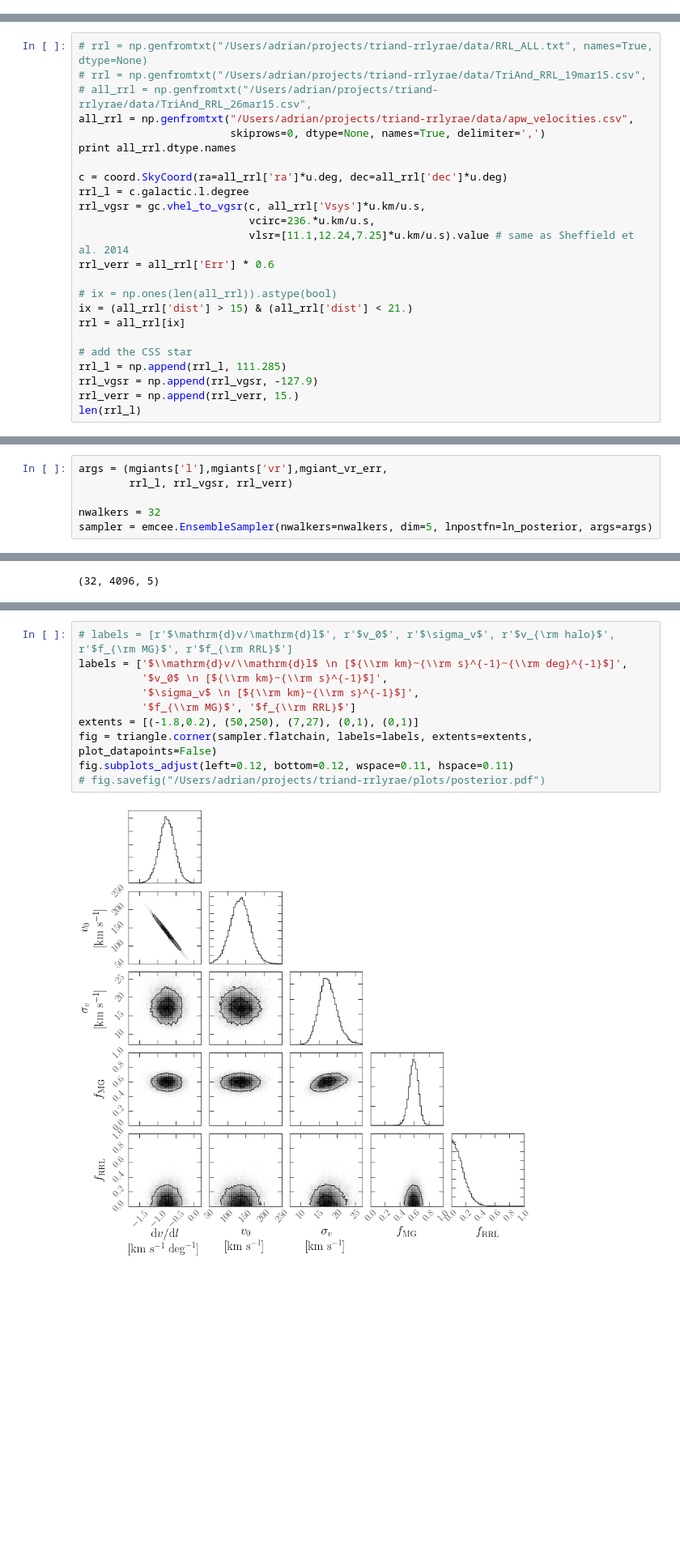
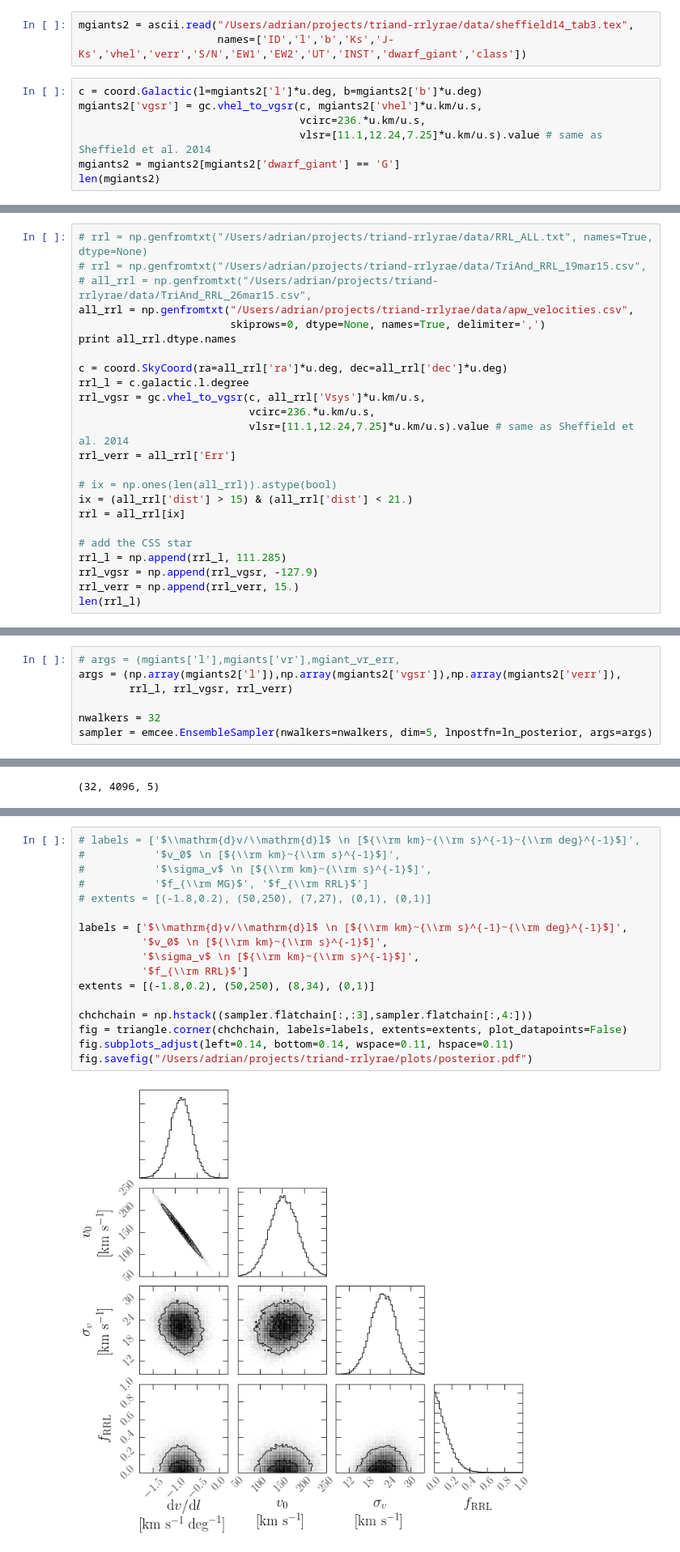
Before and after one commit to adrn/TriandRRLyrae, a Jupyter notebook: notebooks/TriAnd velocity model New.ipynb, the cells around one changed output, grey strips where cells are left out. Shown at 81% size. Cells and saved outputs as stored; diff of their text form; blank space fills up the shorter version.

```diff
--- a/notebooks/TriAnd velocity model New.ipynb
+++ b/notebooks/TriAnd velocity model New.ipynb
@@ -28,0 +41,10 @@ mgiants.dtype.names
+# %%
+mgiants2 = ascii.read("/Users/adrian/projects/triand-rrlyrae/data/sheffield14_tab3.tex",
+                      names=['ID','l','b','Ks','J-Ks','vhel','verr','S/N','EW1','EW2','UT','INST','dwarf_giant','class'])
+# %%
+c = coord.Galactic(l=mgiants2['l']*u.deg, b=mgiants2['b']*u.deg)
+mgiants2['vgsr'] = gc.vhel_to_vgsr(c, mgiants2['vhel']*u.km/u.s,
+                                   vcirc=236.*u.km/u.s,
+                                   vlsr=[11.1,12.24,7.25]*u.km/u.s).value # same as Sheffield et al. 2014
+mgiants2 = mgiants2[mgiants2['dwarf_giant'] == 'G']
+len(mgiants2)
@@ -41,7 +65,7 @@ rrl_l = c.galactic.l.degree
 rrl_vgsr = gc.vhel_to_vgsr(c, all_rrl['Vsys']*u.km/u.s,
                            vcirc=236.*u.km/u.s,
                            vlsr=[11.1,12.24,7.25]*u.km/u.s).value # same as Sheffield et al. 2014
-rrl_verr = all_rrl['Err'] * 0.6
+rrl_verr = all_rrl['Err']
 
 # ix = np.ones(len(all_rrl)).astype(bool)
 ix = (all_rrl['dist'] > 15) & (all_rrl['dist'] < 21.)
@@ -111,7 +135,8 @@ def ln_posterior(p, *args):
 
     return lnp + ln_likelihood(p, *args).sum()
 # %%
-args = (mgiants['l'],mgiants['vr'],mgiant_vr_err,
+# args = (mgiants['l'],mgiants['vr'],mgiant_vr_err,
+args = (np.array(mgiants2['l']),np.array(mgiants2['vgsr']),np.array(mgiants2['verr']),
         rrl_l, rrl_vgsr, rrl_verr)
 
 nwalkers = 32
@@ -148,15 +173,22 @@ for i in range(sampler.chain.shape[0]):
 # %%
-# labels = [r'$\mathrm{d}v/\mathrm{d}l$', r'$v_0$', r'$\sigma_v$', r'$v_{\rm halo}$', r'$f_{\rm MG}$', r'$f_{\rm RRL}$']
+# labels = ['$\\mathrm{d}v/\\mathrm{d}l$ \n [${\\rm km}~{\\rm s}^{-1}~{\\rm deg}^{-1}$]',
+#           '$v_0$ \n [${\\rm km}~{\\rm s}^{-1}$]',
+#           '$\sigma_v$ \n [${\\rm km}~{\\rm s}^{-1}$]',
+#           '$f_{\\rm MG}$', '$f_{\\rm RRL}$']
+# extents = [(-1.8,0.2), (50,250), (7,27), (0,1), (0,1)]
+
 labels = ['$\\mathrm{d}v/\\mathrm{d}l$ \n [${\\rm km}~{\\rm s}^{-1}~{\\rm deg}^{-1}$]',
           '$v_0$ \n [${\\rm km}~{\\rm s}^{-1}$]',
           '$\sigma_v$ \n [${\\rm km}~{\\rm s}^{-1}$]',
-          '$f_{\\rm MG}$', '$f_{\\rm RRL}$']
-extents = [(-1.8,0.2), (50,250), (7,27), (0,1), (0,1)]
-fig = triangle.corner(sampler.flatchain, labels=labels, extents=extents, plot_datapoints=False)
-fig.subplots_adjust(left=0.12, bottom=0.12, wspace=0.11, hspace=0.11)
-# fig.savefig("/Users/adrian/projects/triand-rrlyrae/plots/posterior.pdf")
+          '$f_{\\rm RRL}$']
+extents = [(-1.8,0.2), (50,250), (8,34), (0,1)]
+
+chchchain = np.hstack((sampler.flatchain[:,:3],sampler.flatchain[:,4:]))
+fig = triangle.corner(chchchain, labels=labels, extents=extents, plot_datapoints=False)
+fig.subplots_adjust(left=0.14, bottom=0.14, wspace=0.11, hspace=0.11)
+fig.savefig("/Users/adrian/projects/triand-rrlyrae/plots/posterior.pdf")
 # %% [output]
-[figure, old version]
+[figure, new version]
 # %%
 print(np.mean(sampler.flatchain[:,0]), np.std(sampler.flatchain[:,0]))
 print(np.mean(sampler.flatchain[:,1]), np.std(sampler.flatchain[:,1]))
```
Also changed, not shown: parts of 20 cells of this notebook, 2 other files.
